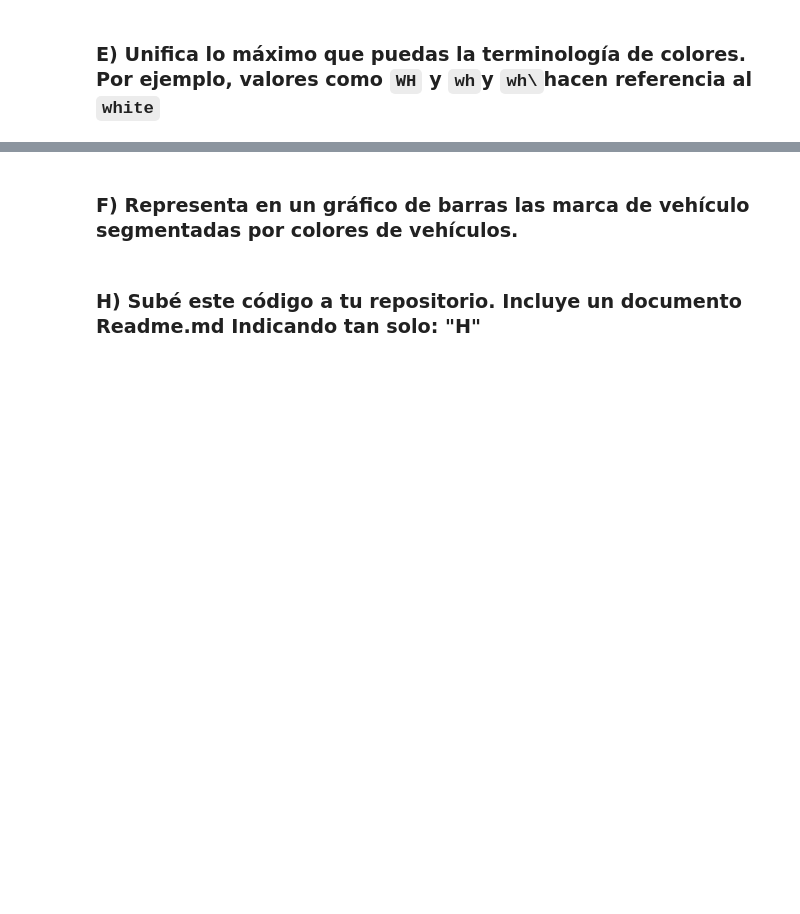
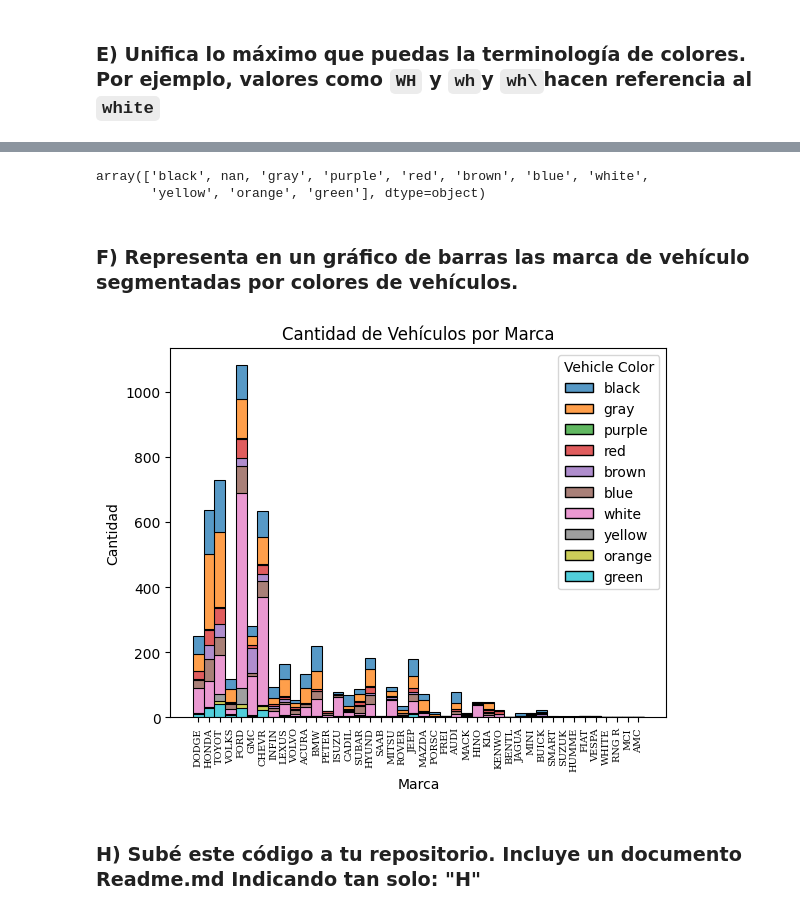
Before and after one commit to llorenscapotorres/ProyectoPandas, a Jupyter notebook: ProyectoPandas_Github.ipynb, the cells around one changed output, grey strips where cells are left out. Cells and saved outputs as stored; diff of their text form; code cells hidden in the pictures; blank space fills up the shorter version.

```diff
--- a/ProyectoPandas_Github.ipynb
+++ b/ProyectoPandas_Github.ipynb
@@ -57,5 +76,39 @@ parking = parking[parking["Vehicle Make"].isin(marcas_validas)]
+# %%
+color_mapping = {
+    'BK': 'black', 'BLACK': 'black', 'BLK': 'black', 'BLK/B': 'black', 'BROWN': 'brown',
+    'BR': 'brown', 'BRN': 'brown', 'TAN': 'brown', 'TN': 'brown', 'WHITE': 'white', 'WH': 'white', 'WH/':'white', 'WHIT': 'white',
+    'WHT': 'white', 'WTH': 'white', 'WT': 'white', 'BL': 'blue', 'BLUE': 'blue', 'BLU': 'blue',
+    'BLGY': 'blue', 'BLG': 'blue', 'RD': 'red', 'RED': 'red', 'RD/': 'red', 'GR': 'green',
+    'GREEN': 'green', 'GRN': 'green', 'GRY': 'gray', 'GY': 'gray', 'GREY': 'gray', 'GRAY': 'gray',
+    'GYT': 'gray', 'GYW': 'gray', 'GY/': 'gray', 'YL': 'yellow', 'YELLOW': 'yellow', 'YW': 'yellow', 'YELLO': 'yellow',
+    'OR': 'orange', 'ORANG': 'orange', 'GOLD': 'orange', 'GL': 'orange', 'SILVER': 'white', 'SILVE': 'white', 'SIL':'white',
+    'SILV': 'white', 'SILVR': 'white', 'SL': 'white', 'TOPAZ': 'brown', 'PURPLE': 'purple',
+    'PUR': 'purple', 'MR': 'purple', 'PR':'purple', 'DKB': 'brown', 'DKG': 'gray', 'DKR': 'red', 'DKBL': 'blue',
+    'DARK': 'black', 'LTGY': 'gray', 'LTBL': 'blue', 'LTB': 'blue', 'LTG': 'green', 'LT/': 'white',
+    'NOCL': 'black', 'NOC': 'black', 'BG': 'white', 'BEIGE':'white', 'GN': 'green', 'GRG': 'green',
+    'GRG': 'green', 'W': 'white', 'WH-BL': 'blue', 'WHI': 'white', 'WHR': 'white',
+    'GYGY': 'gray', 'GRT': 'gray', 'GYTN': 'gray', 'GYBR': 'gray', 'RB': 'red',
+    'GY-GY': 'gray', 'WGUTE': 'gray', 'BLK/B': 'black', 'BLKG': 'black', 'BKBR': 'brown',
+    'TANBR': 'brown', 'LTP': 'purple', 'YEL': 'yellow', 'PURPL': 'purple', 'DK/': 'black', 'TNGR':'green', 'OTHER': 'black'
+}
+# %%
+parking["Vehicle Color"] = parking["Vehicle Color"].replace(color_mapping)
+# %%
+parking["Vehicle Color"].unique()
+# %% [output]
+array(['black', nan, 'gray', 'purple', 'red', 'brown', 'blue', 'white',
+       'yellow', 'orange', 'green'], dtype=object)
 # %% [markdown]
 ### F) Representa en un gráfico de barras las marca de vehículo segmentadas por colores de vehículos.
+# %%
+sns.histplot(data=parking, x="Vehicle Make", hue="Vehicle Color", multiple="stack", kde=False)
+plt.title("Cantidad de Vehículos por Marca")
+plt.ylabel("Cantidad")
+plt.xlabel("Marca")
+plt.xticks(rotation = 90, fontsize=7, fontfamily='serif')
+plt.show()
+# %% [output]
+[figure, added]
 # %% [markdown]
 ### H) Subé este código a tu repositorio. Incluye un documento Readme.md Indicando tan solo: "H"
 # %% [markdown]
```
Also changed, not shown: parts of 4 cells of this notebook.
